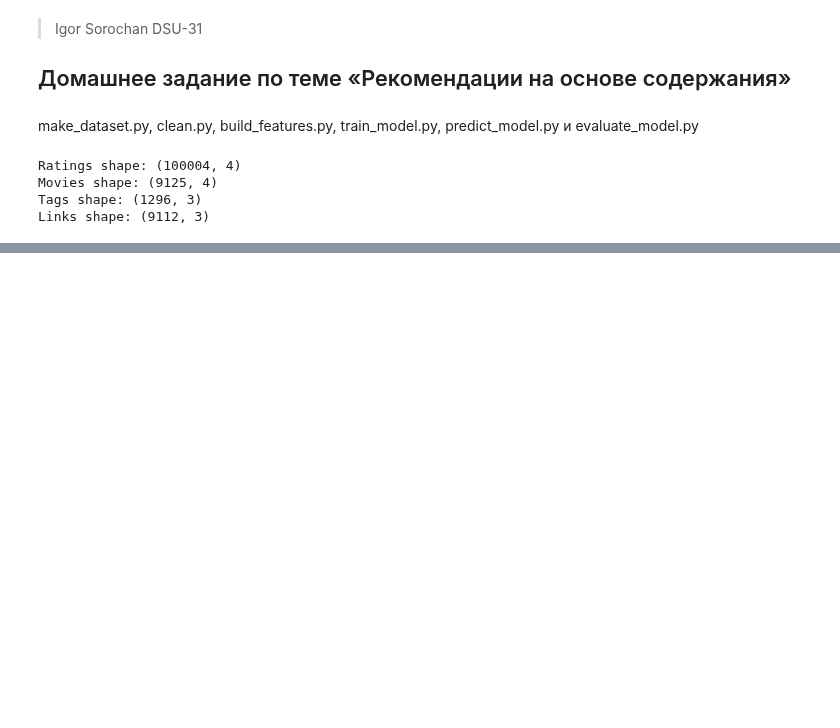
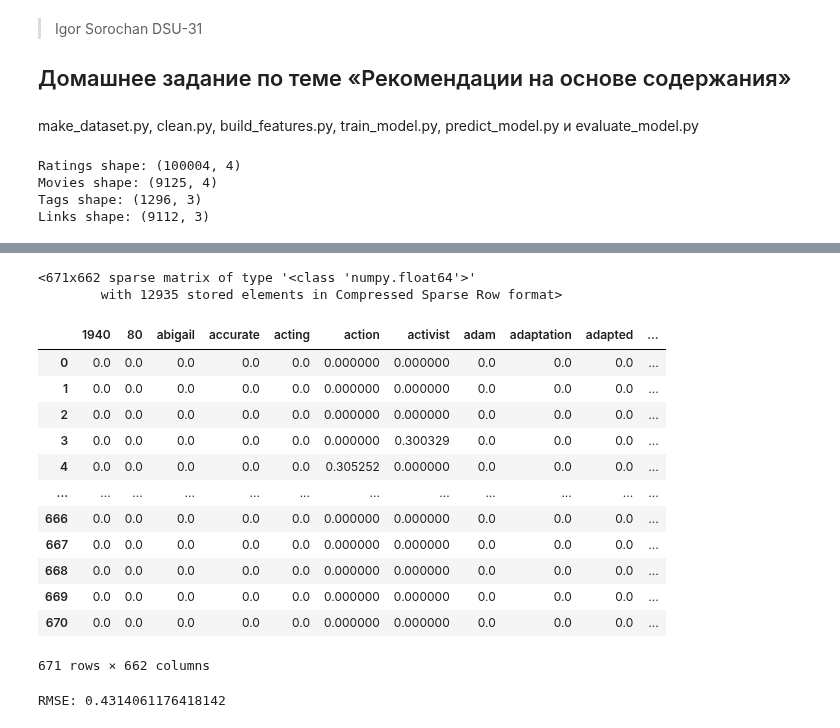
Before and after one commit to IgorBeHolder/Netology, a Jupyter notebook: RS/RS_HW-1a.ipynb, the cells around one changed output, grey strips where cells are left out. Cells and saved outputs as stored; diff of their text form; code cells hidden in the pictures; blank space fills up the shorter version.

```diff
--- a/RS/RS_HW-1a.ipynb
+++ b/RS/RS_HW-1a.ipynb
@@ -259,0 +323,23 @@ movies.loc[index]
+# %%
+# groupby movieId and aggregate tags,ratings and genres per movie
+users_grouped = users_ratings_tags.groupby(['userId']).agg({
+    # list of aggregations per column (whitespace separated UNIQUE strings)
+    'tag': lambda lst: list(set(' '.join(map(str, lst)).replace('nan',"").split(" "))),
+    'rating':('mean', 'count'),
+    # retrieve the first value of the groupby object
+    'title': lambda lst: " ".join(map(str, lst)),
+    'year': lambda lst: list(set(' '.join(map(str, lst)).replace('nan',"").split(" "))),
+    # list of aggregations per column (whitespace separated UNIQUE strings)
+    "genre": lambda lst: list(set(' '.join(map(str, lst)).split(" ")))
+    }).sort_values(by= ('rating','count'),ascending=False)
+print(users_grouped.shape)
+# set new column names
+users_grouped.columns = ['tag', 'rating_mean', 'rating_count', 'title', 'year', 'genre']
+# convert year to int
+users_grouped['year'] = users_grouped['year'].apply(lambda x: ' '.join(x) )
+# convert genre list to string
+users_grouped["genre"] = users_grouped["genre"].apply(lambda x: ' '.join(x) )
+# convert tag list to string
+users_grouped["tag"] = users_grouped["tag"].apply(lambda x: ' '.join(x) )
+
+# users_grouped.sample(10)
@@ -259,0 +376,49 @@ movies.loc[index]
+# %%
+# lr = ridge_regression()
+tags_tfidf = TfidfVectorizer(analyzer='word', ngram_range=(1, 1), min_df=0, stop_words='english'
+                        , max_features=10000)
+
+genres_tfidf = TfidfVectorizer(analyzer='word', ngram_range=(1, 1), min_df=0, stop_words='english'
+                        , max_features=10000)
+
+tfidf = sp.hstack((tags_tfidf.fit_transform(users_grouped['tag']), genres_tfidf.fit_transform(users_grouped['genre'])))
+
+tfidf
+# %% [output]
+<671x662 sparse matrix of type '<class 'numpy.float64'>'
+        with 12935 stored elements in Compressed Sparse Row format>
+# %%
+cols = np.hstack(
+    (tags_tfidf.get_feature_names_out().reshape(1, -1),
+     genres_tfidf.get_feature_names_out().reshape(1, -1)
+    )
+)
+pd.DataFrame(tfidf.toarray(), columns=cols[0])
+# %% [output]
+|  | 1940 | 80 | abigail | accurate | acting | action | activist | adam | adaptation | adapted | ... |
+| 0 | 0.0 | 0.0 | 0.0 | 0.0 | 0.0 | 0.000000 | 0.000000 | 0.0 | 0.0 | 0.0 | ... |
+| 1 | 0.0 | 0.0 | 0.0 | 0.0 | 0.0 | 0.000000 | 0.000000 | 0.0 | 0.0 | 0.0 | ... |
+| 2 | 0.0 | 0.0 | 0.0 | 0.0 | 0.0 | 0.000000 | 0.000000 | 0.0 | 0.0 | 0.0 | ... |
+| 3 | 0.0 | 0.0 | 0.0 | 0.0 | 0.0 | 0.000000 | 0.300329 | 0.0 | 0.0 | 0.0 | ... |
+| 4 | 0.0 | 0.0 | 0.0 | 0.0 | 0.0 | 0.305252 | 0.000000 | 0.0 | 0.0 | 0.0 | ... |
+| ... | ... | ... | ... | ... | ... | ... | ... | ... | ... | ... | ... |
+| 666 | 0.0 | 0.0 | 0.0 | 0.0 | 0.0 | 0.000000 | 0.000000 | 0.0 | 0.0 | 0.0 | ... |
+| 667 | 0.0 | 0.0 | 0.0 | 0.0 | 0.0 | 0.000000 | 0.000000 | 0.0 | 0.0 | 0.0 | ... |
+| 668 | 0.0 | 0.0 | 0.0 | 0.0 | 0.0 | 0.000000 | 0.000000 | 0.0 | 0.0 | 0.0 | ... |
+| 669 | 0.0 | 0.0 | 0.0 | 0.0 | 0.0 | 0.000000 | 0.000000 | 0.0 | 0.0 | 0.0 | ... |
+| 670 | 0.0 | 0.0 | 0.0 | 0.0 | 0.0 | 0.000000 | 0.000000 | 0.0 | 0.0 | 0.0 | ... |
+671 rows × 662 columns
+# %%
+X_train, X_test, y_train, y_test = train_test_split(
+    tfidf,
+    users_grouped["rating_mean"],
+    test_size=0.2,
+    random_state=42,
+)
+rr = Ridge(alpha=1)
+
+rr.fit(X_train, y_train)
+y_pred = rr.predict(X_test)
+print(f"RMSE: {mean_squared_error(y_test, y_pred, squared=False)}")
+# %% [output]
+RMSE: 0.4314061176418142
```
Also changed, not shown: parts of 47 cells of this notebook.
